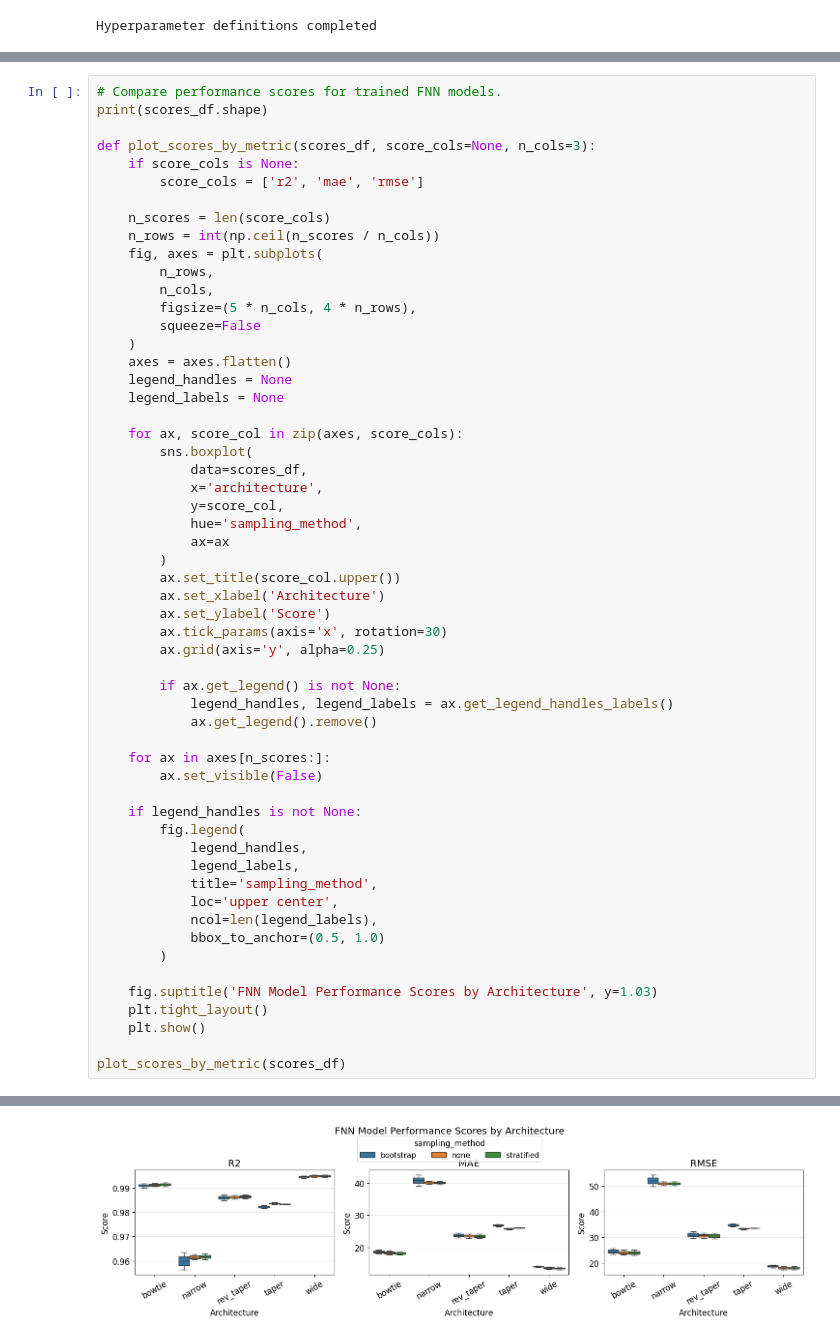
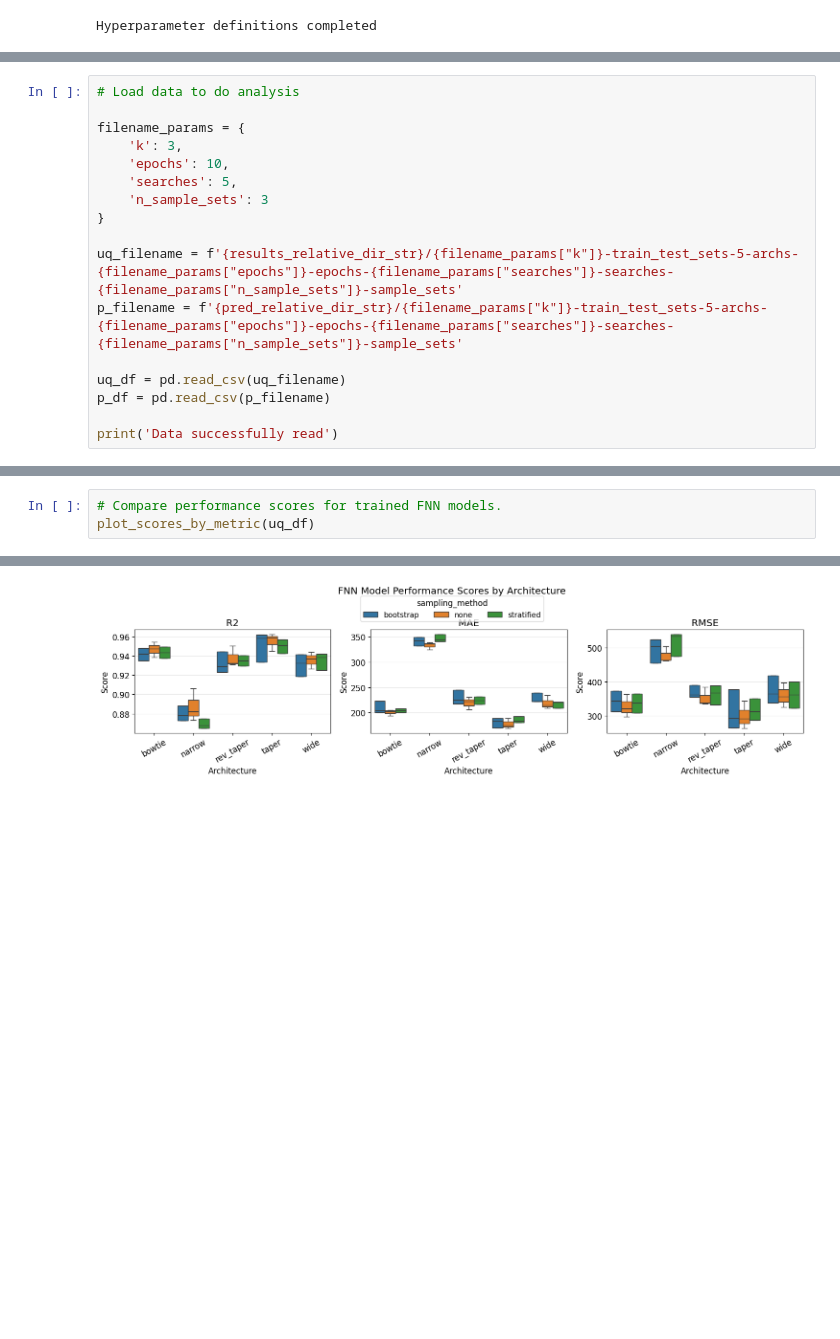
Before and after one commit to dayton2/pymaise_final_project, a Jupyter notebook: final_project_tasks.ipynb, the cells around one changed output, grey strips where cells are left out. Drawn from its saved outputs; the diff is of its cells as text; blank space fills up the shorter version.

```diff
--- a/final_project_tasks.ipynb
+++ b/final_project_tasks.ipynb
@@ -517,0 +564,17 @@ uq_results_df.head()
+# %%
+# Load data to do analysis
+
+filename_params = {
+    'k': 3,
+    'epochs': 10,
+    'searches': 5,
+    'n_sample_sets': 3
+}
+
+uq_filename = f'{results_relative_dir_str}/{filename_params["k"]}-train_test_sets-5-archs-{filename_params["epochs"]}-epochs-{filename_params["searches"]}-searches-{filename_params["n_sample_sets"]}-sample_sets'
+p_filename = f'{pred_relative_dir_str}/{filename_params["k"]}-train_test_sets-5-archs-{filename_params["epochs"]}-epochs-{filename_params["searches"]}-searches-{filename_params["n_sample_sets"]}-sample_sets'
+
+uq_df = pd.read_csv(uq_filename)
+p_df = pd.read_csv(p_filename)
+
+print('Data successfully read')
@@ -596,57 +779,4 @@ scores_df.head()
 # %%
 # Compare performance scores for trained FNN models.
-print(scores_df.shape)
-
-def plot_scores_by_metric(scores_df, score_cols=None, n_cols=3):
-    if score_cols is None:
-        score_cols = ['r2', 'mae', 'rmse']
-
-    n_scores = len(score_cols)
-    n_rows = int(np.ceil(n_scores / n_cols))
-    fig, axes = plt.subplots(
-        n_rows,
-        n_cols,
-        figsize=(5 * n_cols, 4 * n_rows),
-        squeeze=False
-    )
-    axes = axes.flatten()
-    legend_handles = None
-    legend_labels = None
-
-    for ax, score_col in zip(axes, score_cols):
-        sns.boxplot(
-            data=scores_df,
-            x='architecture',
-            y=score_col,
-            hue='sampling_method',
-            ax=ax
-        )
-        ax.set_title(score_col.upper())
-        ax.set_xlabel('Architecture')
-        ax.set_ylabel('Score')
-        ax.tick_params(axis='x', rotation=30)
-        ax.grid(axis='y', alpha=0.25)
-
-        if ax.get_legend() is not None:
-            legend_handles, legend_labels = ax.get_legend_handles_labels()
-            ax.get_legend().remove()
-
-    for ax in axes[n_scores:]:
-        ax.set_visible(False)
-
-    if legend_handles is not None:
-        fig.legend(
-            legend_handles,
-            legend_labels,
-            title='sampling_method',
-            loc='upper center',
-            ncol=len(legend_labels),
-            bbox_to_anchor=(0.5, 1.0)
-        )
-
-    fig.suptitle('FNN Model Performance Scores by Architecture', y=1.03)
-    plt.tight_layout()
-    plt.show()
-
-plot_scores_by_metric(scores_df)
+plot_scores_by_metric(uq_df)
 # %% [output]
@@ -654,3 +783,3 @@ plot_scores_by_metric(scores_df)
-[figure, old version]
+[figure, new version]
 # %%
 # Show prediction distributions for each output index.
```
Also changed, not shown: parts of 18 cells of this notebook, 2 other files.
